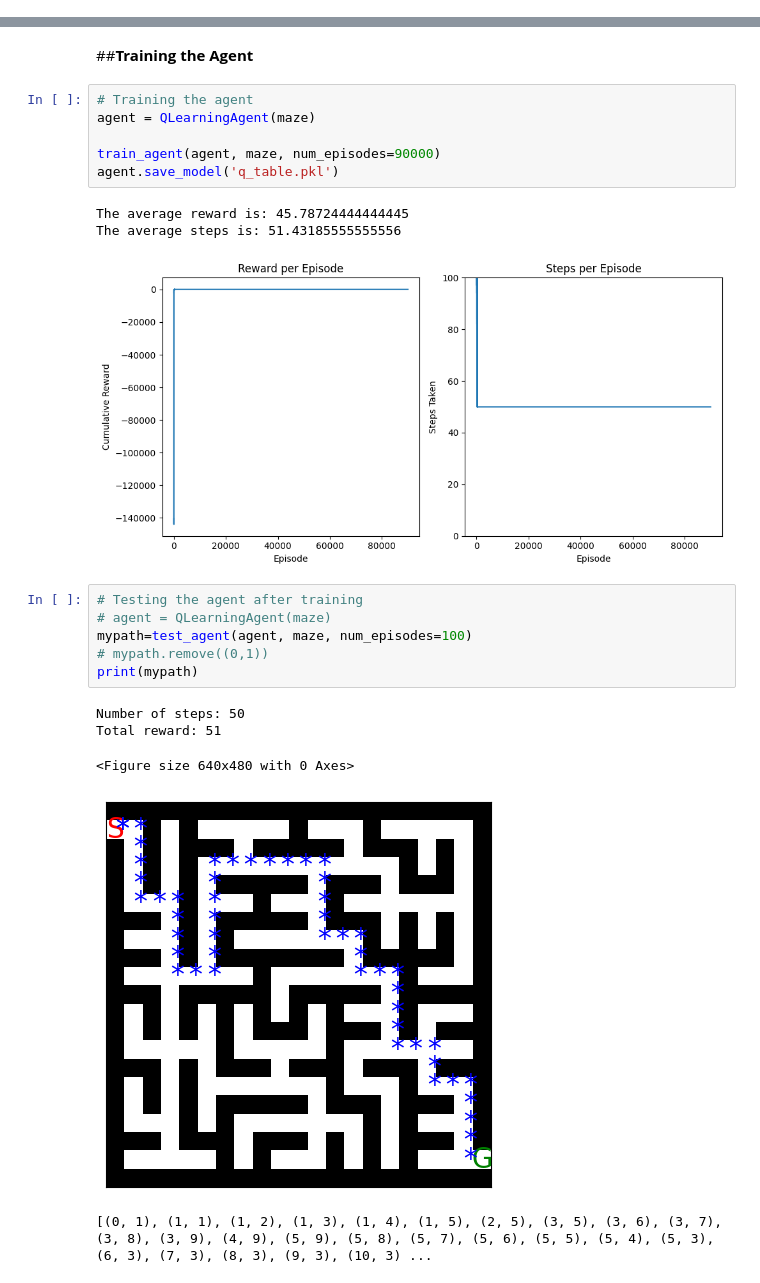
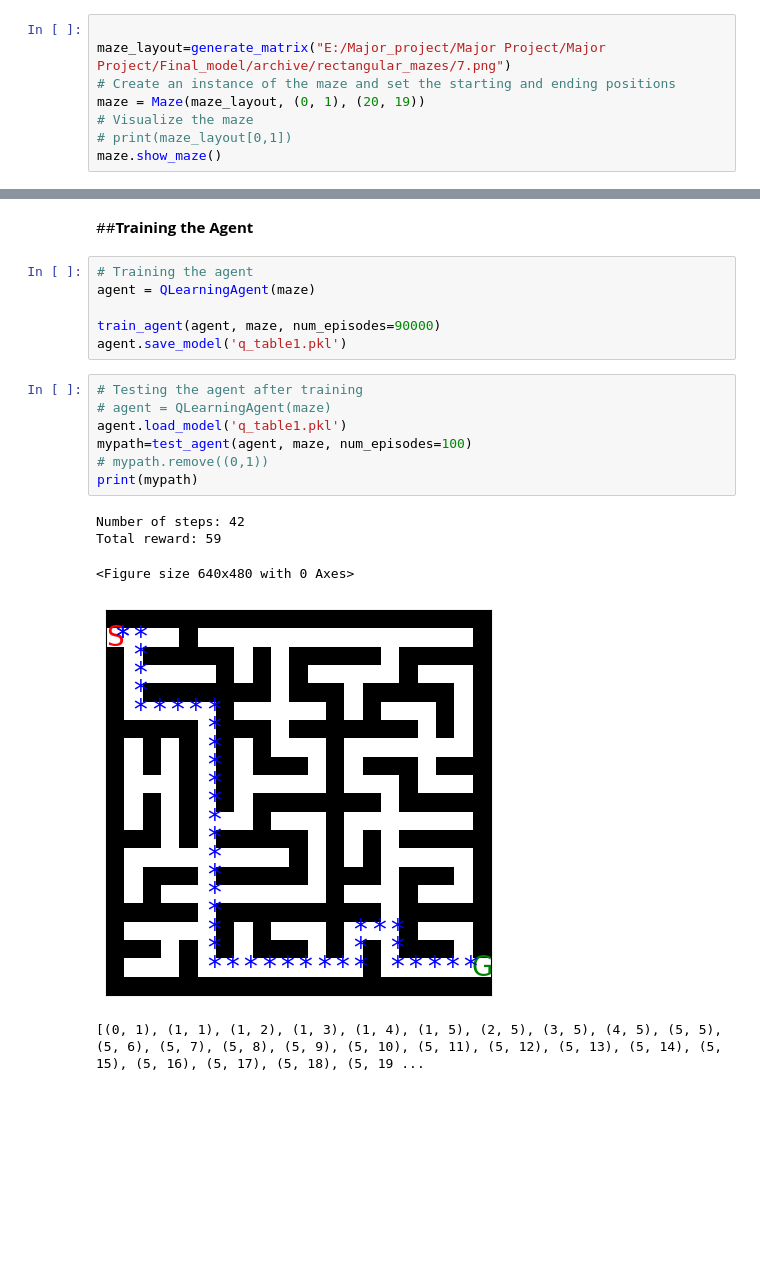
Before and after one commit to bharatramanaik/Maze-solver-bot, a Jupyter notebook: FinalMaze_gdrive.ipynb, the cells around one changed output, grey strips where cells are left out. Saved outputs shown, nothing was run; the diff lists cells and outputs as text; blank space fills up the shorter version.

```diff
--- a/FinalMaze_gdrive.ipynb
+++ b/FinalMaze_gdrive.ipynb
@@ -120,0 +90,8 @@ maze.show_maze()
+# %%
+
+maze_layout=generate_matrix("E:/Major_project/Major Project/Major Project/Final_model/archive/rectangular_mazes/7.png")
+# Create an instance of the maze and set the starting and ending positions
+maze = Maze(maze_layout, (0, 1), (20, 19))
+# Visualize the maze
+# print(maze_layout[0,1])
+maze.show_maze()
@@ -336,23 +324,20 @@ def test_agent(agent, maze, num_episodes=1):
 agent = QLearningAgent(maze)
 
 train_agent(agent, maze, num_episodes=90000)
-agent.save_model('q_table.pkl')
+agent.save_model('q_table1.pkl')
-# %% [output]
-The average reward is: 45.78724444444445
-The average steps is: 51.43185555555556
-[figure, removed]
 # %%
 # Testing the agent after training
 # agent = QLearningAgent(maze)
+agent.load_model('q_table1.pkl')
 mypath=test_agent(agent, maze, num_episodes=100)
 # mypath.remove((0,1))
 print(mypath)
 # %% [output]
-Number of steps: 50
-Total reward: 51
+Number of steps: 42
+Total reward: 59
 <Figure size 640x480 with 0 Axes>
-[figure, old version]
+[figure, new version]
-[(0, 1), (1, 1), (1, 2), (1, 3), (1, 4), (1, 5), (2, 5), (3, 5), (3, 6), (3, 7), (3, 8), (3, 9), (4, 9), (5, 9), (5, 8), (5, 7), (5, 6), (5, 5), (5, 4), (5, 3), (6, 3), (7, 3), (8, 3), (9, 3), (10, 3) ...
+[(0, 1), (1, 1), (1, 2), (1, 3), (1, 4), (1, 5), (2, 5), (3, 5), (4, 5), (5, 5), (5, 6), (5, 7), (5, 8), (5, 9), (5, 10), (5, 11), (5, 12), (5, 13), (5, 14), (5, 15), (5, 16), (5, 17), (5, 18), (5, 19 ...
 # %%
 def generate_movement_instructions(path):
 
```
Also changed, not shown: parts of 7 cells of this notebook, 3 other files.
